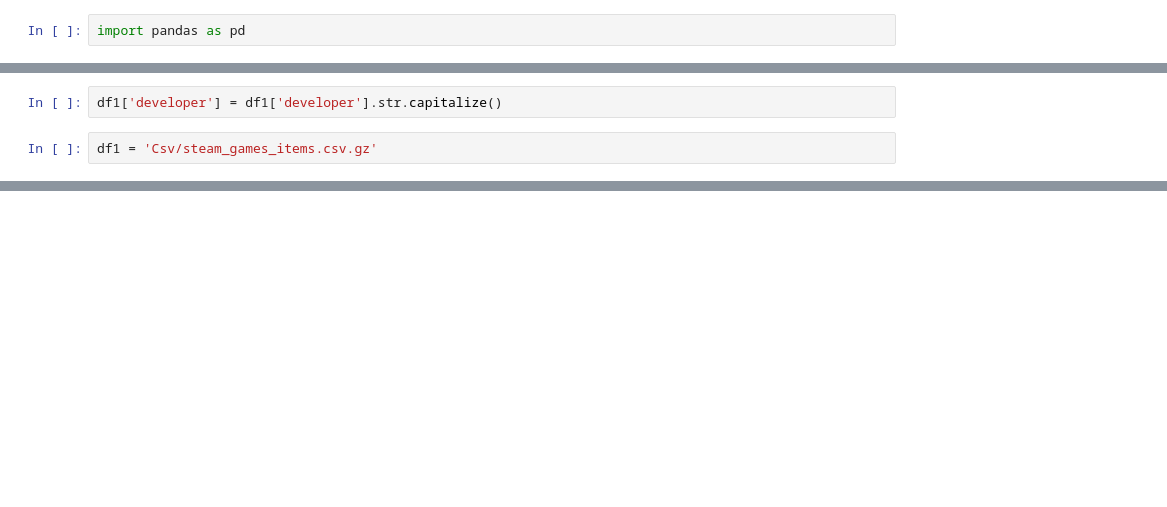
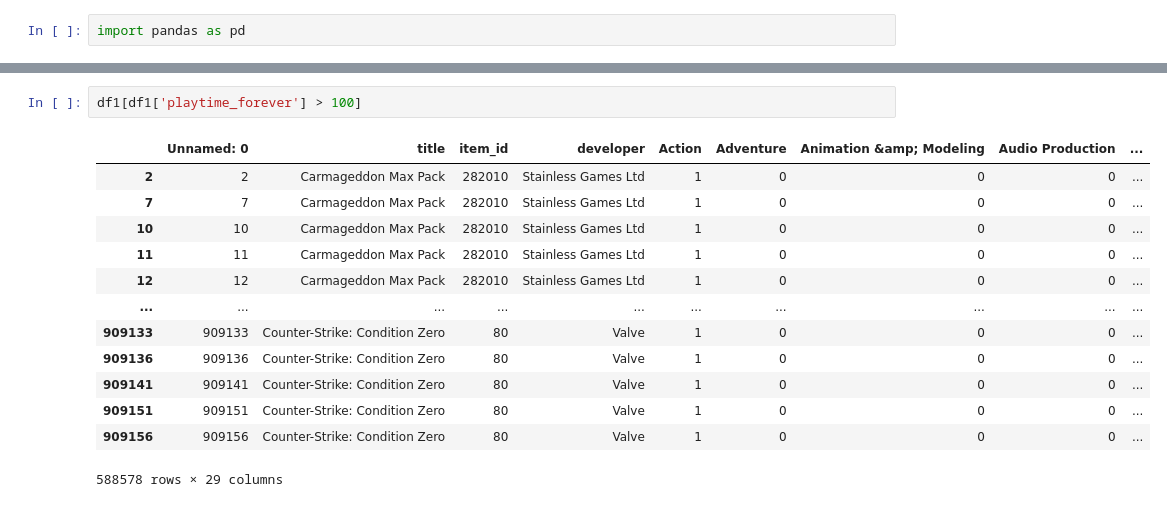
Before and after one commit to Gerardgfc/Proyecto_Integrador1, a Jupyter notebook: pruebas.ipynb, the cells around one changed output, grey strips where cells are left out. Cells and saved outputs as stored; diff of their text form; blank space fills up the shorter version.

```diff
--- a/pruebas.ipynb
+++ b/pruebas.ipynb
@@ -12,4 +21,0 @@ df1.head(1)
-# %%
-df1['developer'] = df1['developer'].str.capitalize()
-# %%
-df1 = 'Csv/steam_games_items.csv.gz'
@@ -23,0 +38,16 @@ steam_games.head(1)
+# %%
+df1[df1['playtime_forever'] > 100]
+# %% [output]
+|  | Unnamed: 0 | title | item_id | developer | Action | Adventure | Animation &amp; Modeling | Audio Production | ... |
+| 2 | 2 | Carmageddon Max Pack | 282010 | Stainless Games Ltd | 1 | 0 | 0 | 0 | ... |
+| 7 | 7 | Carmageddon Max Pack | 282010 | Stainless Games Ltd | 1 | 0 | 0 | 0 | ... |
+| 10 | 10 | Carmageddon Max Pack | 282010 | Stainless Games Ltd | 1 | 0 | 0 | 0 | ... |
+| 11 | 11 | Carmageddon Max Pack | 282010 | Stainless Games Ltd | 1 | 0 | 0 | 0 | ... |
+| 12 | 12 | Carmageddon Max Pack | 282010 | Stainless Games Ltd | 1 | 0 | 0 | 0 | ... |
+| ... | ... | ... | ... | ... | ... | ... | ... | ... | ... |
+| 909133 | 909133 | Counter-Strike: Condition Zero | 80 | Valve | 1 | 0 | 0 | 0 | ... |
+| 909136 | 909136 | Counter-Strike: Condition Zero | 80 | Valve | 1 | 0 | 0 | 0 | ... |
+| 909141 | 909141 | Counter-Strike: Condition Zero | 80 | Valve | 1 | 0 | 0 | 0 | ... |
+| 909151 | 909151 | Counter-Strike: Condition Zero | 80 | Valve | 1 | 0 | 0 | 0 | ... |
+| 909156 | 909156 | Counter-Strike: Condition Zero | 80 | Valve | 1 | 0 | 0 | 0 | ... |
+588578 rows × 29 columns
```
Also changed, not shown: parts of 16 cells of this notebook, 3 other files.
